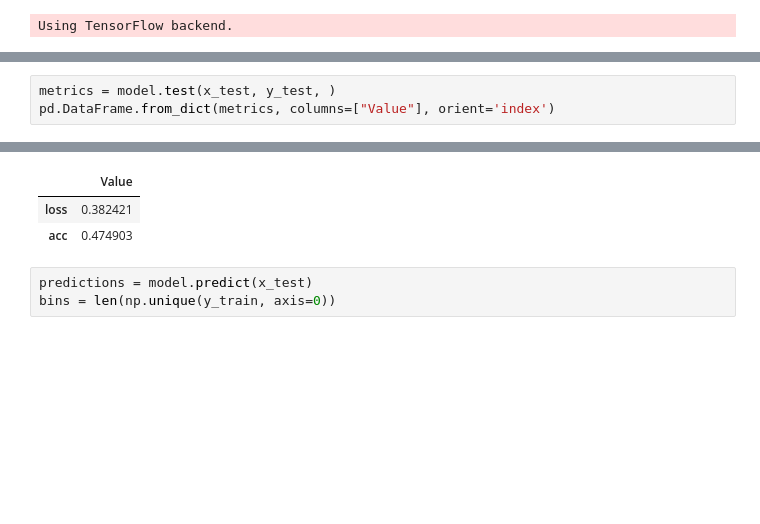
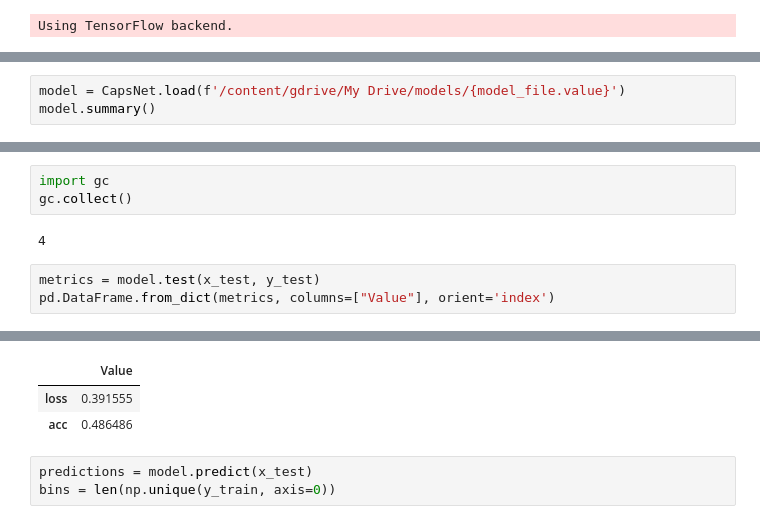
Before and after one commit to tumido/capsnet-face, a Jupyter notebook: notebooks/capsnet_test.ipynb, the cells around one changed output, grey strips where cells are left out. Saved outputs shown, nothing was run; the diff lists cells and outputs as text; blank space fills up the shorter version.

```diff
--- a/notebooks/capsnet_test.ipynb
+++ b/notebooks/capsnet_test.ipynb
@@ -61,0 +44,3 @@ Loading models's weights from "/content/gdrive/My Drive/47.h5"... Done
+# %%
+model = CapsNet.load(f'/content/gdrive/My Drive/models/{model_file.value}')
+model.summary()
@@ -62,4 +65,9 @@ Loading models's weights from "/content/gdrive/My Drive/47.h5"... Done
+# %%
+import gc
+gc.collect()
+# %% [output]
+4
 # %%
-metrics = model.test(x_test, y_test, )
+metrics = model.test(x_test, y_test)
 pd.DataFrame.from_dict(metrics, columns=["Value"], orient='index')
 # %% [output]
@@ -67,6 +75,6 @@ pd.DataFrame.from_dict(metrics, columns=["Value"], orient='index')
 |  | Value |
-| loss | 0.382421 |
-| acc | 0.474903 |
+| loss | 0.391555 |
+| acc | 0.486486 |
 # %%
 predictions = model.predict(x_test)
 bins = len(np.unique(y_train, axis=0))
```
Also changed, not shown: parts of 10 cells of this notebook, 11 other files.
